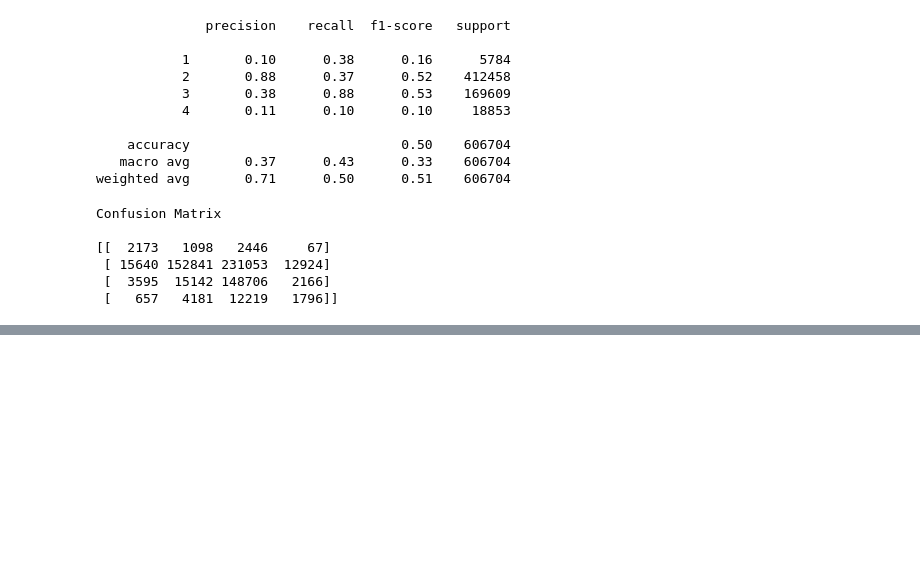
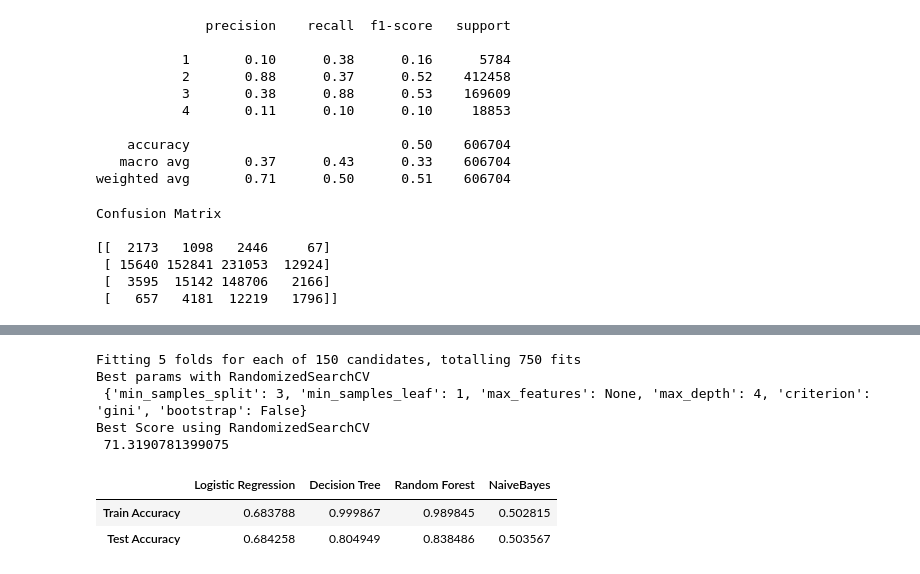
Before and after one commit to AshwinKumarRk/INFO6105_Accident_Prediction_Model, a Jupyter notebook: accidents.ipynb, the cells around one changed output, grey strips where cells are left out. Saved outputs shown, nothing was run; the diff lists cells and outputs as text; code cells hidden in the pictures; blank space fills up the shorter version.

```diff
--- a/accidents.ipynb
+++ b/accidents.ipynb
@@ -497,7 +497,7 @@ lr = LogisticRegression()
 lr.fit(X_train, Y_train)
 
 lr_train_score = lr.score(X_train, Y_train)
-lr_train_score = lr.score(X_test, Y_test)
+lr_test_score = lr.score(X_test, Y_test)
 
 Y_pred = lr.predict(X_test)
 # %%
@@ -659,6 +681,26 @@ rfc.fit(X_train, Y_train)
 # %%
-rs = RandomizedSearchCV(estimator=RandomForestClassifier(), param_distributions = parameters, n_iter = 200, verbose = 1, n_jobs=3)
-rs_data = rs.fit(X_train, Y_train)
+rs = RandomizedSearchCV(estimator=RandomForestClassifier(), param_distributions = parameters, n_iter = 150, verbose = 1, n_jobs=-1)
+rs_data = rs.fit(x_train, y_train)
 
 print('Best params with RandomizedSearchCV\n', rs_data.best_params_)
 print('Best Score using RandomizedSearchCV\n' , rs_data.best_score_*100)
+# %% [output]
+Fitting 5 folds for each of 150 candidates, totalling 750 fits
+Best params with RandomizedSearchCV
+ {'min_samples_split': 3, 'min_samples_leaf': 1, 'max_features': None, 'max_depth': 4, 'criterion': 'gini', 'bootstrap': False}
+Best Score using RandomizedSearchCV
+ 71.3190781399075
+# %%
+d = {
+    "Logistic Regression": [lr_train_score, lr_test_score],
+    "Decision Tree": [dtc_train_score, dtc_test_score],
+    "Random Forest": [rfc_train_score, rfc_test_score],
+    "NaiveBayes": [gnb_train_score, gnb_test_score]
+}
+modeldf = pd.DataFrame(d)
+modeldf.index = ["Train Accuracy", "Test Accuracy"]
+modeldf
+# %% [output]
+|  | Logistic Regression | Decision Tree | Random Forest | NaiveBayes |
+| Train Accuracy | 0.683788 | 0.999867 | 0.989845 | 0.502815 |
+| Test Accuracy | 0.684258 | 0.804949 | 0.838486 | 0.503567 |
```
Also changed, not shown: parts of 8 cells of this notebook.
